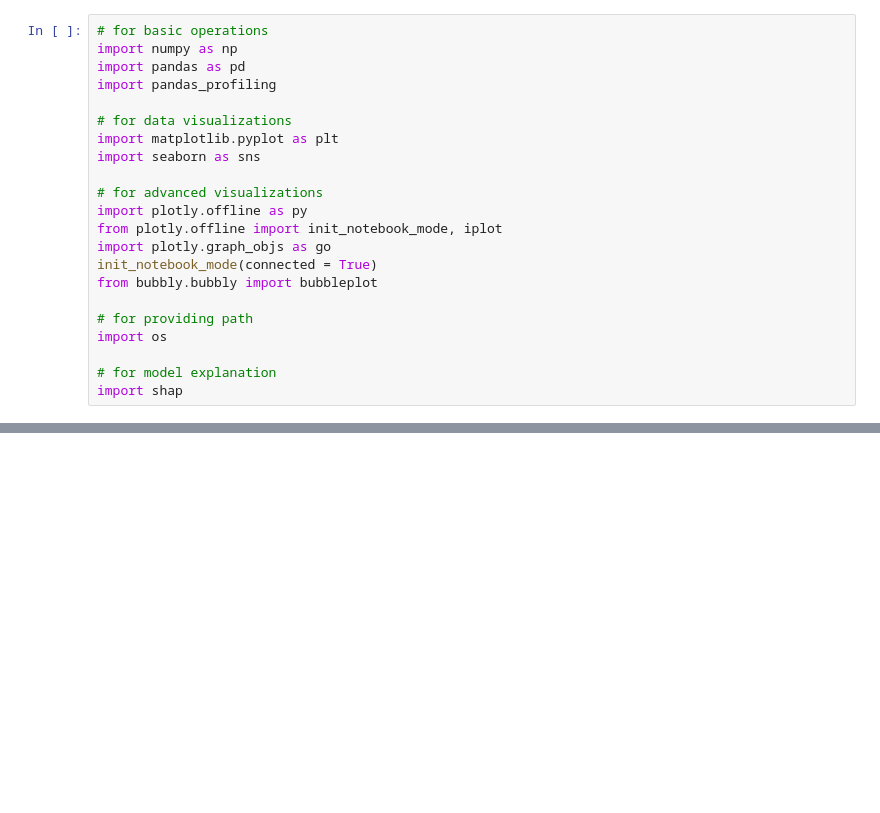
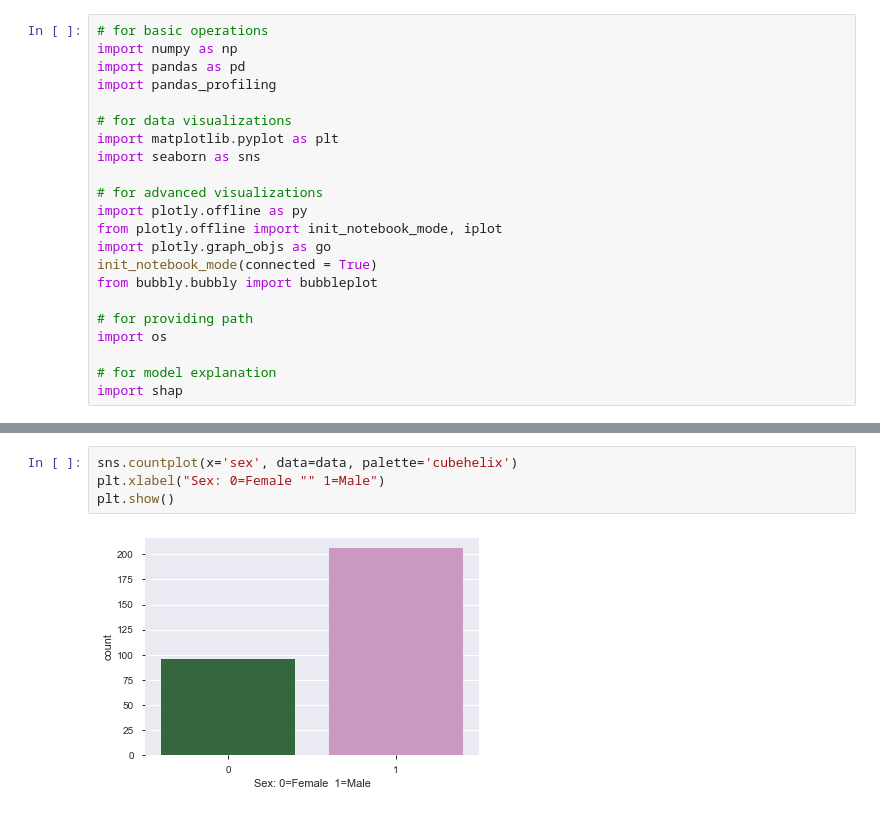
Before and after one commit to jahidkhandaker/HeartDiseasePrediction, a Jupyter notebook: RezowanaAkter/Heart_Disease_Prediction.ipynb, the cells around one changed output, grey strips where cells are left out. Cells and saved outputs as stored; diff of their text form; blank space fills up the shorter version.

```diff
--- a/RezowanaAkter/Heart_Disease_Prediction.ipynb
+++ b/RezowanaAkter/Heart_Disease_Prediction.ipynb
@@ -55,0 +137,6 @@ data.describe()
+# %%
+sns.countplot(x='sex', data=data, palette='cubehelix')
+plt.xlabel("Sex: 0=Female "" 1=Male")
+plt.show()
+# %% [output]
+[figure, added]
```
Also changed, not shown: parts of 18 cells of this notebook.
